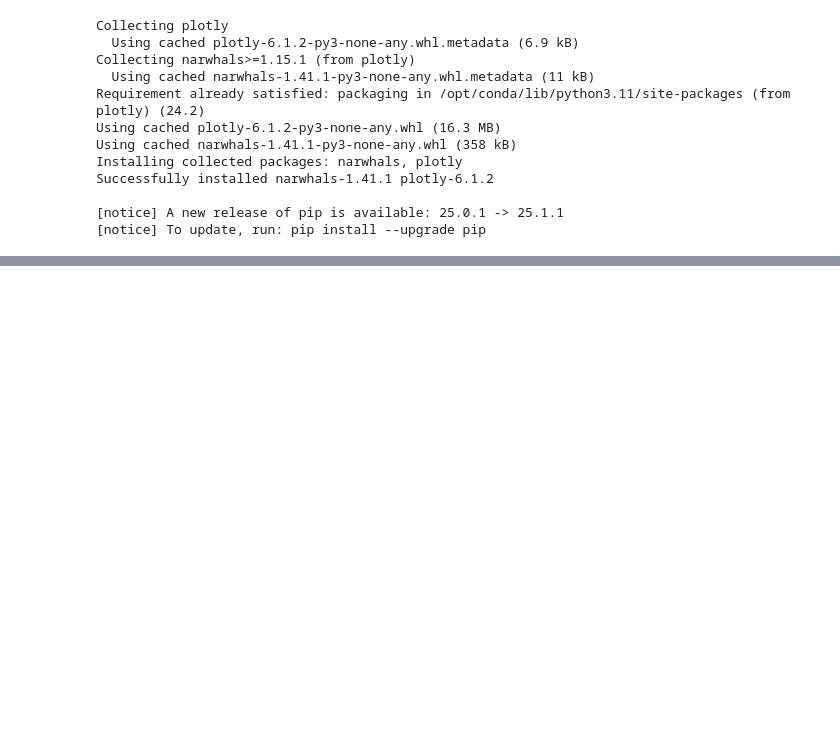
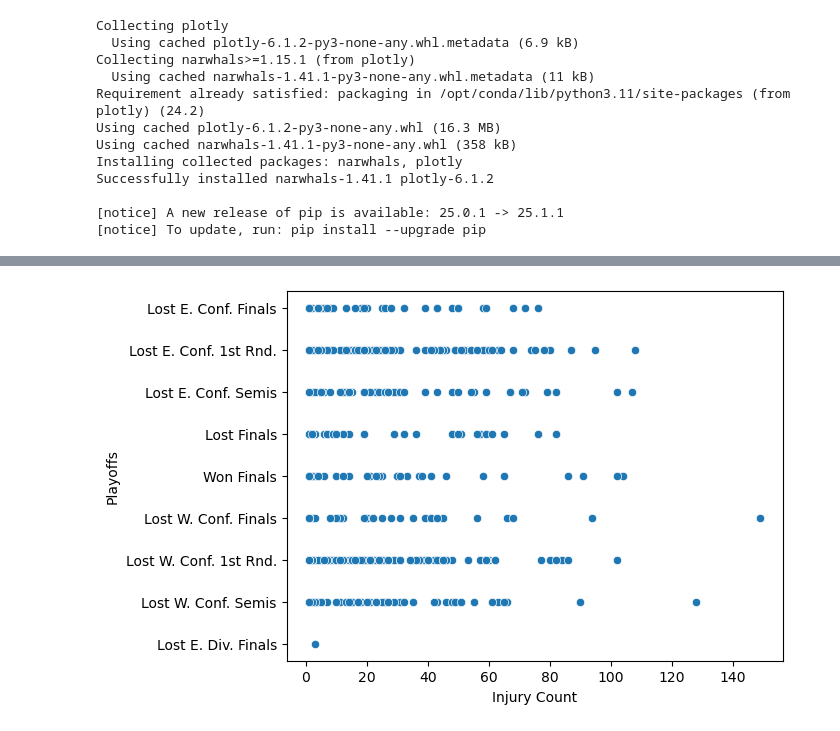
Before and after one commit to nadirahaddach/cse-final-nba-injury-analysis, a Jupyter notebook: code.ipynb, the cells around one changed output, grey strips where cells are left out. Drawn from its saved outputs; the diff is of its cells as text; code cells hidden in the pictures; blank space fills up the shorter version.

Commit message:
plotted injury count vs playoff run

```diff
--- a/code.ipynb
+++ b/code.ipynb
@@ -37,7 +37,7 @@ def load_team_stats(filepath):
     'SEASON', and 'W-PCT'.
     '''
     df = pd.read_csv(filepath)
-    df = df[['Team', 'Season', 'W/L%']]
+    df = df[['Team', 'Season', 'W/L%', 'Playoffs']]
     df['Season'] = [int(season[:4]) for season in df['Season']]
     return df
 
@@ -260,2 +260,14 @@ plot_injury_vs_win_pct(merged_df)
 [figure]
 [figure]
+# %%
+# Playoff run vs. Injuries in a Season
+def plot_injuries_vs_playoff_sucess(df):
+    df = df.dropna(subset=['Playoffs','Injury_Count_x'])
+
+    plot = sns.scatterplot(df, x='Injury_Count_x', y='Playoffs')
+    plot = plot.set(xlabel='Injury Count')
+    plt.show()
+
+plot_injuries_vs_playoff_sucess(merged_df)
+# %% [output]
+[figure, added]
```
Also changed, not shown: parts of 1 cell of this notebook.
